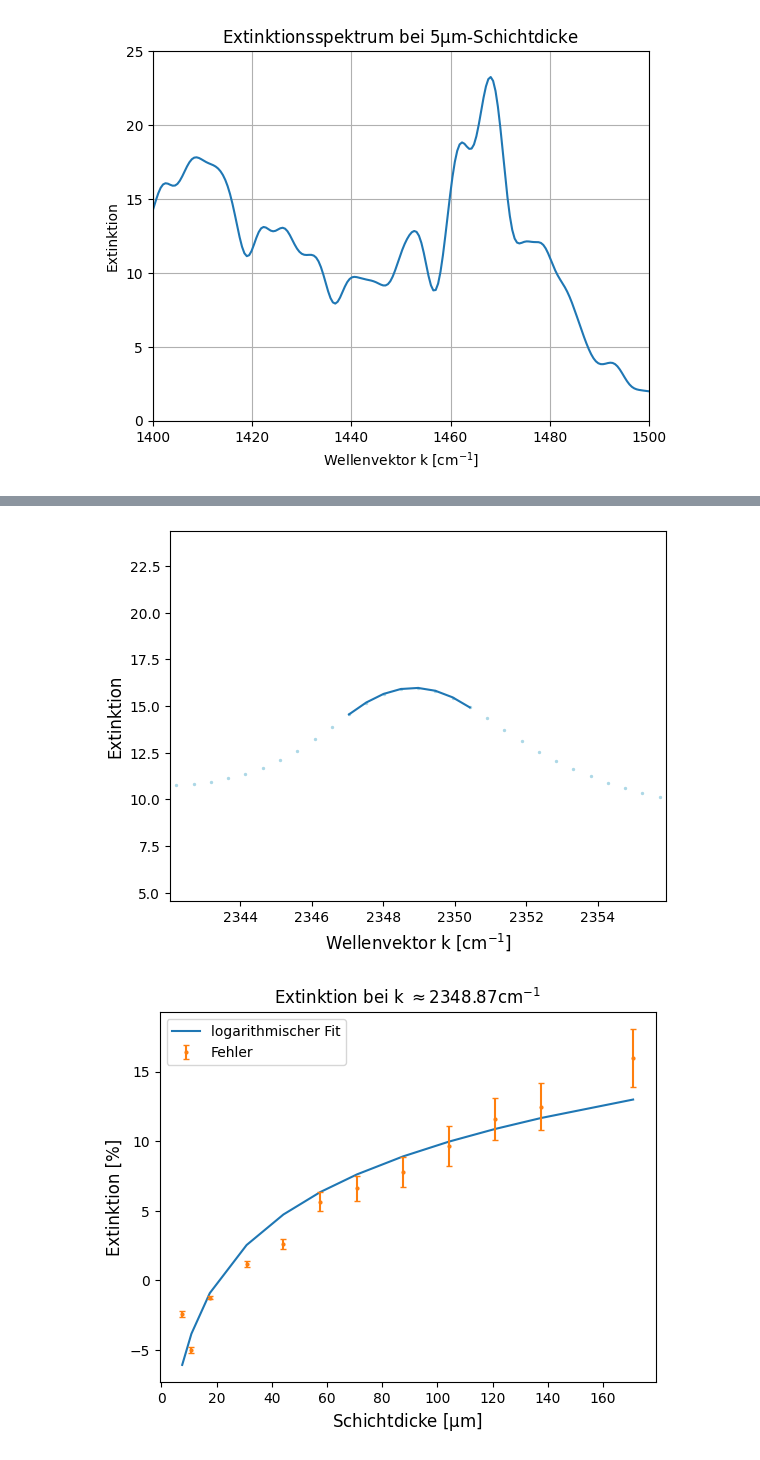
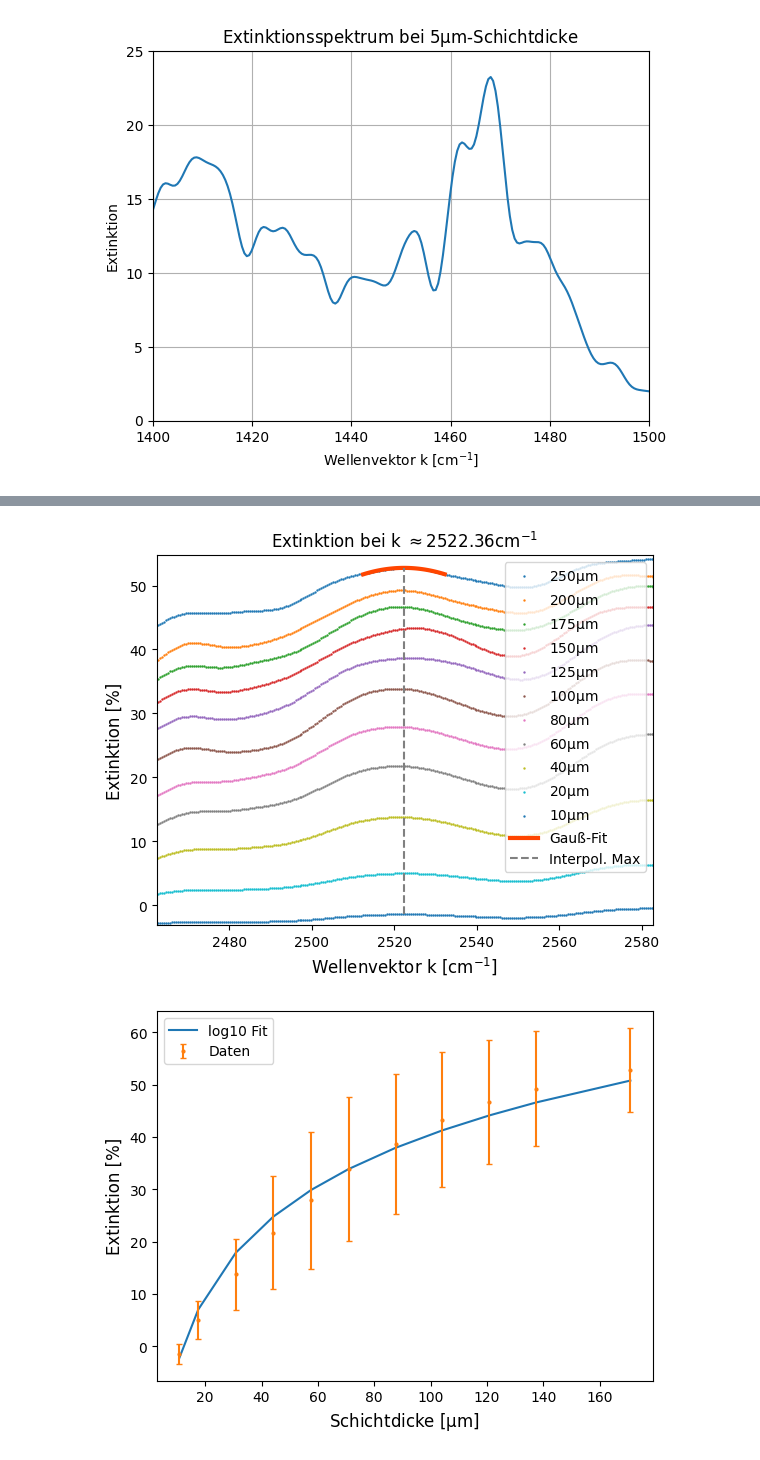
Before and after one commit to iLoveeMilkaa/M1-Lab, a Jupyter notebook: Aufgabe 3 Flüssigkeit.ipynb, the cells around one changed output, grey strips where cells are left out. Drawn from its saved outputs; the diff is of its cells as text; code cells hidden in the pictures.

```diff
--- a/Aufgabe 3 Flüssigkeit.ipynb
+++ b/Aufgabe 3 Flüssigkeit.ipynb
@@ -59,6 +59,7 @@ _10won = _10micro_std[:,1]- _10iso_std[:,1]
 _5won = _5micro_std[:,1]- _5iso_std[:,1]
 # %%
 source = [_450won,_400won,_350won,_250won,_200won,_175won,_150won,_125won,_100won,_80won ,_60won ,_40won ,_20won ,_10won ,_5won]
+sourceforprint = [450,400,350,250,200,175,150,125,100,80 ,60,40 ,20 ,10 ,5]
 n = 1.37927
 # %%
 #plt.figure(figsize = [15,7])
@@ -321,7 +322,6 @@ def log(x,a,b):
 
 def peakstuff(mean,sigma,x,y,a=1):
     extinction1,ext1error = [],[]
-    extinction2,ext2error= [],[]
 
     left_index = np.abs(x - (mean-sigma)).argmin()
     right_index = np.abs(x - (mean+sigma)).argmin()
@@ -329,37 +329,41 @@ def peakstuff(mean,sigma,x,y,a=1):
     x1a = np.asarray(x[left_index:right_index])
     y1a = np.asarray(y[left_index:right_index])
 
-
     #fit gaussian
     popt1,pcov1 = curve_fit(gaus,x1a,y1a,p0=[a,mean,sigma])
 
     a_height,c_width = popt1[1], np.abs(popt1[2])
 
-    peakindex1 = np.argmin(np.abs(_5iso_std[:,0]-a_height))
+    #peakindex = np.argmin(np.abs(_5iso_std[:,0]-a_height))
 
-    p1a = np.argmin(np.abs(_5iso_std[:,0]-a_height+c_width/2))
-    p1e = np.argmin(np.abs(_5iso_std[:,0]-a_height-c_width/2))
+    p1a = np.argmin(np.abs(_5iso_std[:,0]-a_height+c_width))
+    p1e = np.argmin(np.abs(_5iso_std[:,0]-a_height-c_width))
 
-    for i in range(3,len(newd)):
-        extinction1.append(source[i][peakindex1])
+    for i in range(3,len(newd)-1):
+        peakindex1 = np.interp(a_height,x,source[i])
+        extinction1.append(peakindex1)
         ext1error.append(np.max([source[i][p1a:p1e]])-np.min([source[i][p1a:p1e]]))
+        plt.scatter(x,source[i],s=0.5,label=str(sourceforprint[i])+r"$\mathrm{\mu m}$")
 
-    plt.plot(x1a, gaus(x1a,*popt1), label='Gauß-Fit-Anfang 1')
-    plt.scatter(x,y,c="lightblue",s=2)
+    plt.plot(x1a, gaus(x1a,*popt1), label='Gauß-Fit',c="orangered",linewidth=3)
+    plt.plot([a_height,a_height],[np.interp(a_height,x,source[13]),np.interp(a_height,x,source[3])],linestyle="--",c="grey",label="Interpol. Max")
+    plt.legend(loc=1)
+    #plt.scatter(x,y,c="lightblue",s=2)
     plt.xlabel(r"Wellenvektor k $[\mathrm{cm^{-1}}]$",fontsize=12)
-    plt.ylabel("Extinktion",fontsize=12)
-    plt.xlim(x[left_index]-5,x[right_index]+5)
-    plt.ylim(y[left_index]-10,y[right_index]+10)
+    plt.ylabel("Extinktion [%]",fontsize=12)
+    plt.title(r"Extinktion bei k $\approx$"+str(np.round(popt1[1],2))+ "$\mathrm{cm^{-1}}$")
+    plt.xlim(x[left_index]-50,x[right_index]+50)
+    plt.ylim(y[left_index]-55,y[right_index]+3)
+    plt.savefig("newplots/interpolext2nd.pdf")
     plt.show()
 
-    poptlog, _ = curve_fit(log,newd[3:len(newd)],extinction1,absolute_sigma=ext1error)
+    poptlog, _ = curve_fit(log,newd[3:len(newd)-1],extinction1,sigma=ext1error)
 
-    plt.plot(newd[3:len(newd)],log(newd[3:len(newd)],*poptlog),label="logarithmischer Fit")
+    plt.plot(newd[3:len(newd)-1],log(newd[3:len(newd)-1],*poptlog),label="log10 Fit")
     #plt.plot(newd[3:len(newd)], extinction1,label="Daten")
-    plt.errorbar(newd[3:len(newd)], extinction1,fmt='o',yerr= ext1error,markersize=2,capsize =2,label="Fehler")
+    plt.errorbar(newd[3:len(newd)-1], extinction1,fmt='o',yerr= ext1error,markersize=2,capsize =2,label="Daten")
     plt.xlabel(r"Schichtdicke $[\mathrm{\mu m}]$", fontsize=12)
     plt.ylabel(r"Extinktion [%]",fontsize=12)
-    plt.title(r"Extinktion bei k $\approx$"+str(np.round(popt1[1],2))+ "$\mathrm{cm^{-1}}$")
     plt.legend(loc=0)
-    plt.savefig("newplots/extinction1.pdf")
+    plt.savefig("newplots/extinction2nd.pdf")
     plt.show()
@@ -386,10 +374,10 @@ peakstuff(2658,10,_5micro_std[:,0],_5won)
 # %%
-peakstuff(2349,2,_5micro_std[:,0],_250won)
+#peakstuff(2349,2,_5micro_std[:,0],_250won)
-# %% [output]
-[figure, removed]
-[figure, removed]
 # %%
-peakstuff(2522.5,5,_5micro_std[:,0],_250won)
+peakstuff(2522.5,10,_5micro_std[:,0],_250won)
+# %% [output]
+[figure, added]
+[figure, added]
 # %%
 #print(extinction1, extinction2)
 # %%
```
Also changed, not shown: parts of 5 cells of this notebook, 10 other files.
